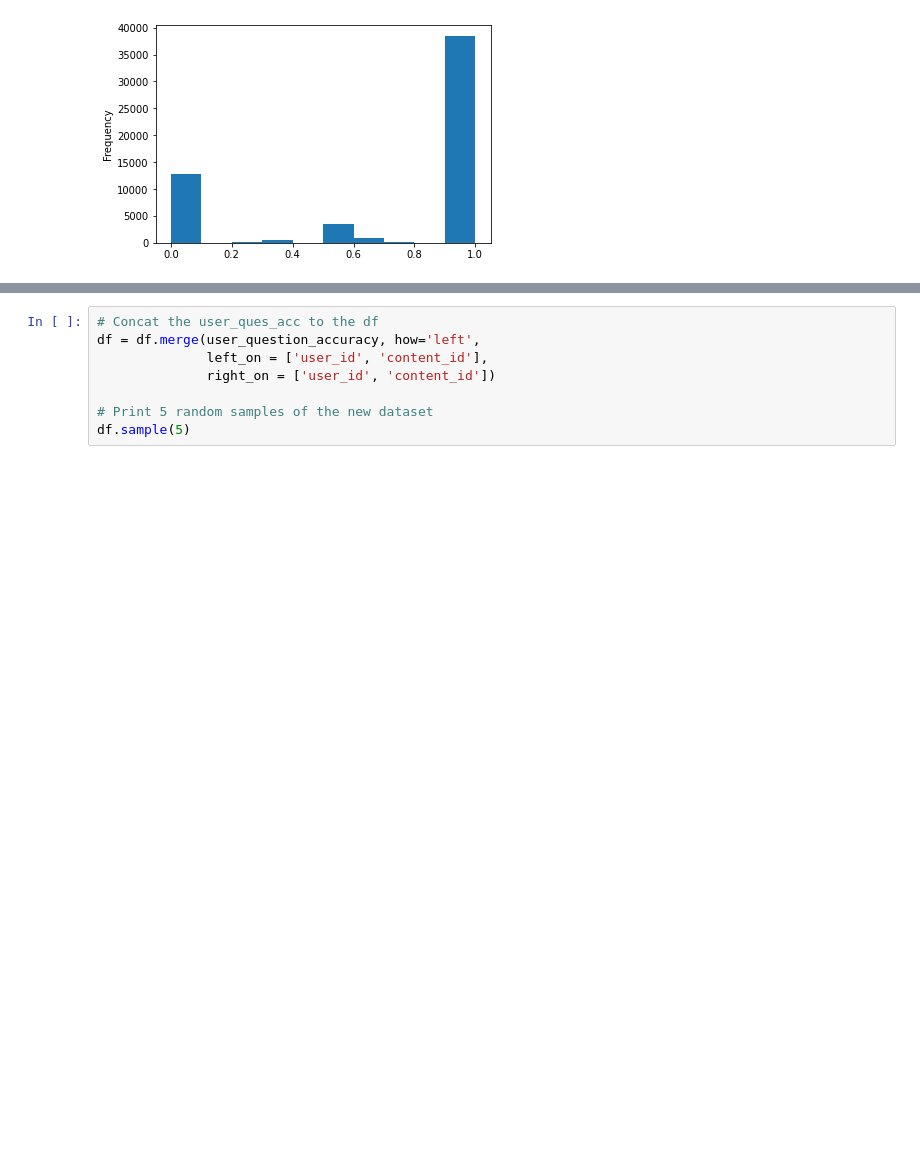
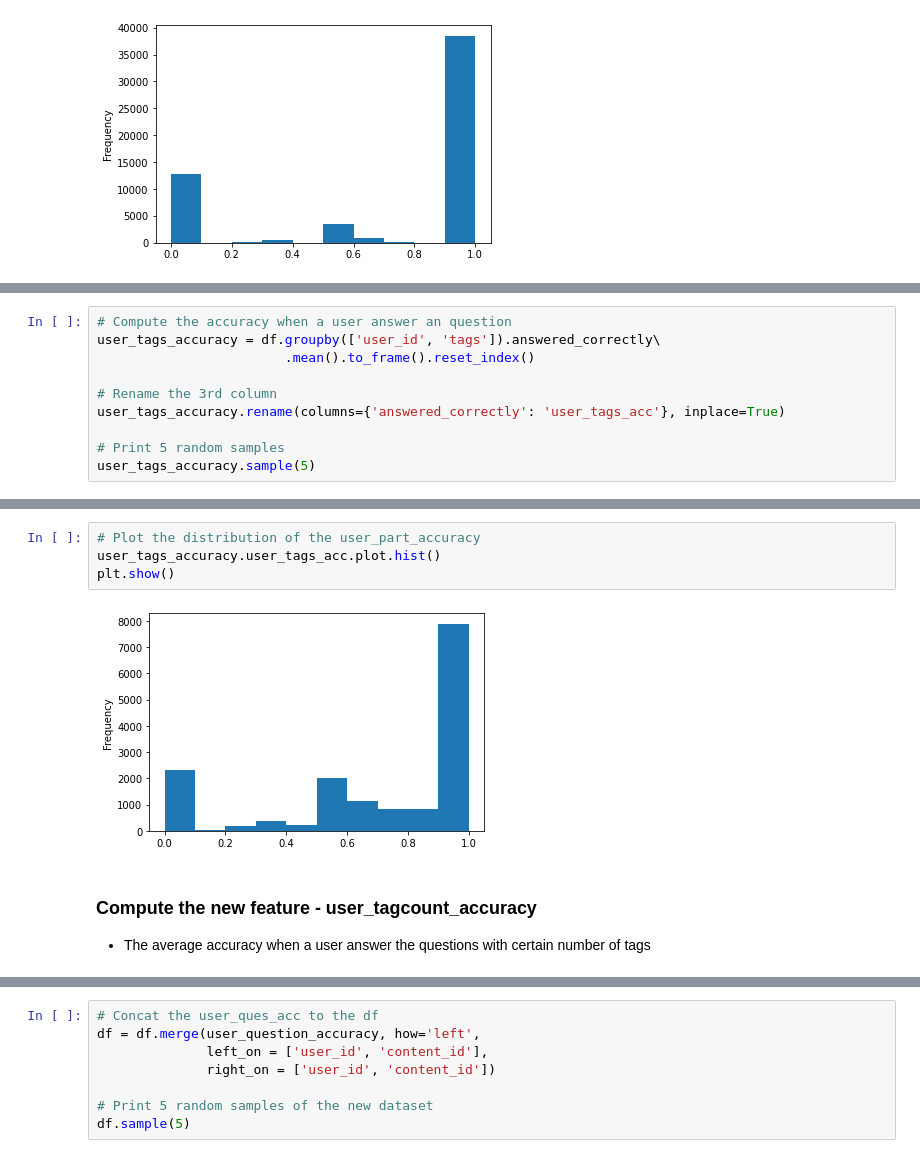
Before and after one commit to Yongliang-Shi/riiid_answer_correctness_prediction, a Jupyter notebook: explore_user_history_in_test_dataset.ipynb, the cells around one changed output, grey strips where cells are left out. Saved outputs shown, nothing was run; the diff lists cells and outputs as text; blank space fills up the shorter version.

```diff
--- a/explore_user_history_in_test_dataset.ipynb
+++ b/explore_user_history_in_test_dataset.ipynb
@@ -345,0 +393,10 @@ plt.show()
+# %%
+# Compute the accuracy when a user answer an question
+user_tags_accuracy = df.groupby(['user_id', 'tags']).answered_correctly\
+                        .mean().to_frame().reset_index()
+
+# Rename the 3rd column
+user_tags_accuracy.rename(columns={'answered_correctly': 'user_tags_acc'}, inplace=True)
+
+# Print 5 random samples
+user_tags_accuracy.sample(5)
@@ -345,0 +410,9 @@ plt.show()
+# %%
+# Plot the distribution of the user_part_accuracy
+user_tags_accuracy.user_tags_acc.plot.hist()
+plt.show()
+# %% [output]
+[figure, added]
+# %% [markdown]
+### Compute the new feature - user_tagcount_accuracy
+- The average accuracy when a user answer the questions with certain number of tags
```
Also changed, not shown: parts of 22 cells of this notebook.
